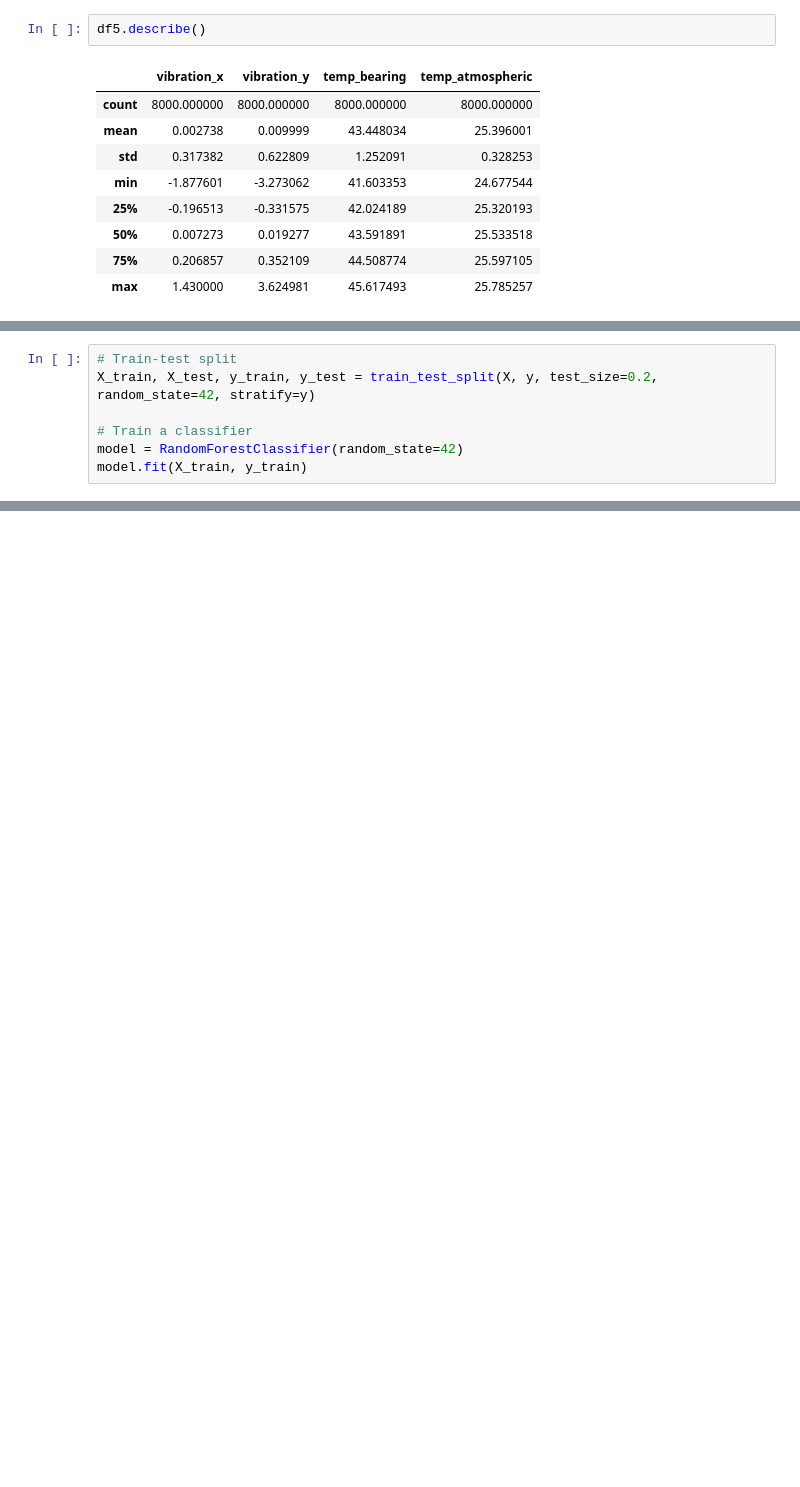
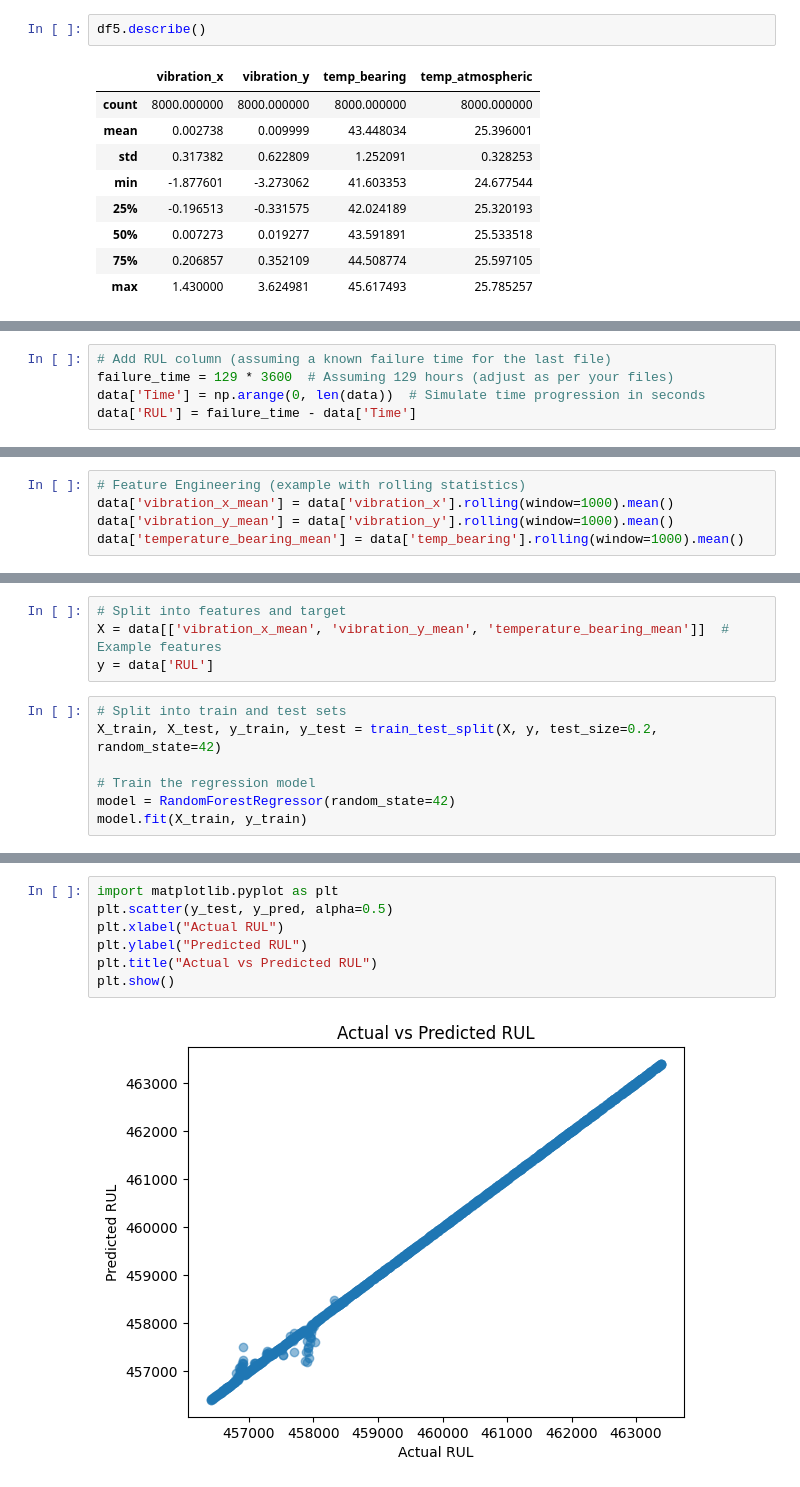
Before and after one commit to Begizew2112/ball_bearing, a Jupyter notebook: notebooks/preprocessing.ipynb, the cells around one changed output, grey strips where cells are left out. Drawn from its saved outputs; the diff is of its cells as text; blank space fills up the shorter version.

Commit message:
progress of the visualization

```diff
--- a/notebooks/preprocessing.ipynb
+++ b/notebooks/preprocessing.ipynb
@@ -252,0 +227,5 @@ df5
+# %%
+# Add RUL column (assuming a known failure time for the last file)
+failure_time = 129 * 3600  # Assuming 129 hours (adjust as per your files)
+data['Time'] = np.arange(0, len(data))  # Simulate time progression in seconds
+data['RUL'] = failure_time - data['Time']
@@ -252,0 +248,5 @@ df5
+# %%
+# Feature Engineering (example with rolling statistics)
+data['vibration_x_mean'] = data['vibration_x'].rolling(window=1000).mean()
+data['vibration_y_mean'] = data['vibration_y'].rolling(window=1000).mean()
+data['temperature_bearing_mean'] = data['temp_bearing'].rolling(window=1000).mean()
@@ -253,8 +281,12 @@ df5
+# %%
+# Split into features and target
+X = data[['vibration_x_mean', 'vibration_y_mean', 'temperature_bearing_mean']]  # Example features
+y = data['RUL']
 # %%
-# Train-test split
-X_train, X_test, y_train, y_test = train_test_split(X, y, test_size=0.2, random_state=42, stratify=y)
+# Split into train and test sets
+X_train, X_test, y_train, y_test = train_test_split(X, y, test_size=0.2, random_state=42)
 
-# Train a classifier
-model = RandomForestClassifier(random_state=42)
+# Train the regression model
+model = RandomForestRegressor(random_state=42)
 model.fit(X_train, y_train)
 # %% [output]
@@ -267,0 +313,9 @@ Model Accuracy: 1.0
+# %%
+import matplotlib.pyplot as plt
+plt.scatter(y_test, y_pred, alpha=0.5)
+plt.xlabel("Actual RUL")
+plt.ylabel("Predicted RUL")
+plt.title("Actual vs Predicted RUL")
+plt.show()
+# %% [output]
+[figure, added]
```
Also changed, not shown: parts of 23 cells of this notebook, 2 other files.
